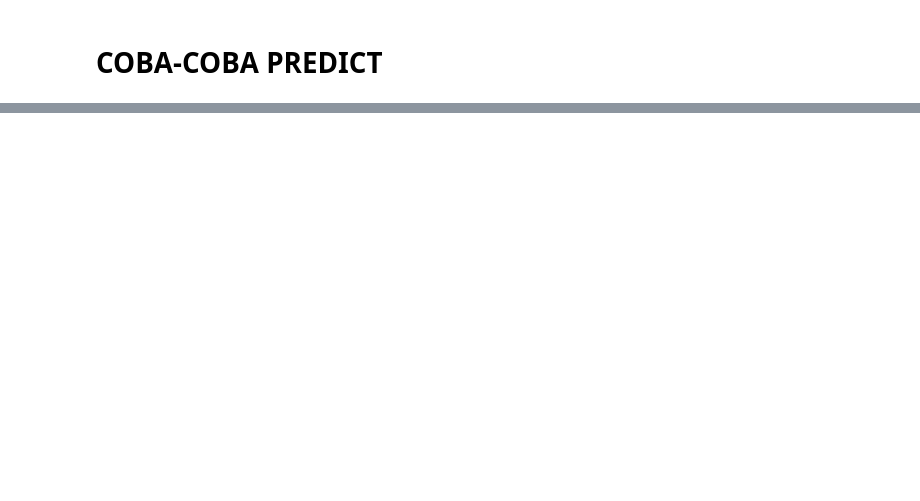
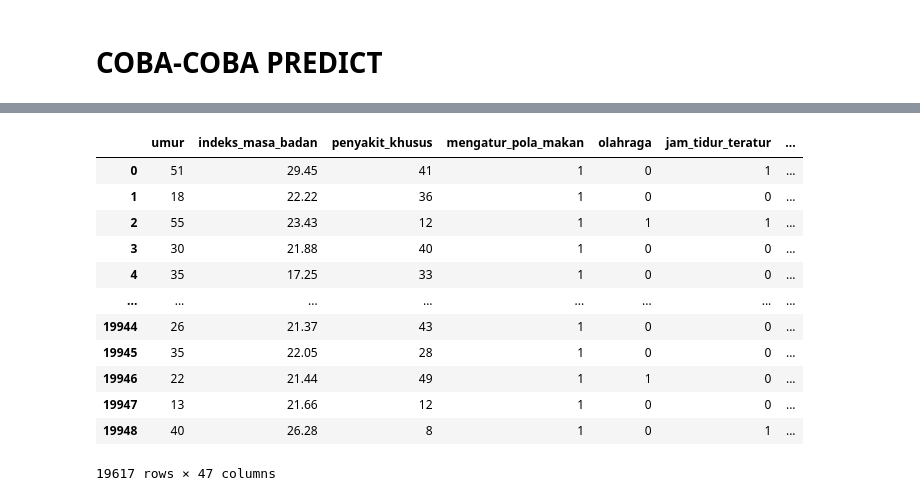
Before and after one commit to denisikiandani/KaggleCompetition-Wellness_Classifier, a Jupyter notebook: mnda.ipynb, the cells around one changed output, grey strips where cells are left out. Cells and saved outputs as stored; diff of their text form; code cells hidden in the pictures; blank space fills up the shorter version.

```diff
--- a/mnda.ipynb
+++ b/mnda.ipynb
@@ -404,0 +488,10 @@ df_train = df_train.reindex(columns=df_test.columns, fill_value=0)
+# %%
+# Memisahkan fitur dan label
+X = df_clean.drop(columns=['sehat', 'id'])  # Menghilangkan kolom 'sehat' dan 'id' dari fitur
+y = df_clean['sehat']  # Menggunakan 'sehat' sebagai label
+
+# Melakukan one-hot encoding pada fitur-fitur kategorikal
+X_encoded = pd.get_dummies(X)
+
+# Membagi data menjadi data latih dan data uji
+X_train, X_test, y_train, y_test = train_test_split(X_encoded, y, test_size=0.2, random_state=42)
@@ -437,0 +541,16 @@ Accuracy on test set: 0.818
+# %%
+X_encoded
+# %% [output]
+|  | umur | indeks_masa_badan | penyakit_khusus | mengatur_pola_makan | olahraga | jam_tidur_teratur | ... |
+| 0 | 51 | 29.45 | 41 | 1 | 0 | 1 | ... |
+| 1 | 18 | 22.22 | 36 | 1 | 0 | 0 | ... |
+| 2 | 55 | 23.43 | 12 | 1 | 1 | 1 | ... |
+| 3 | 30 | 21.88 | 40 | 1 | 0 | 0 | ... |
+| 4 | 35 | 17.25 | 33 | 1 | 0 | 0 | ... |
+| ... | ... | ... | ... | ... | ... | ... | ... |
+| 19944 | 26 | 21.37 | 43 | 1 | 0 | 0 | ... |
+| 19945 | 35 | 22.05 | 28 | 1 | 0 | 0 | ... |
+| 19946 | 22 | 21.44 | 49 | 1 | 1 | 0 | ... |
+| 19947 | 13 | 21.66 | 12 | 1 | 0 | 0 | ... |
+| 19948 | 40 | 26.28 | 8 | 1 | 0 | 1 | ... |
+19617 rows × 47 columns
```
Also changed, not shown: parts of 13 cells of this notebook.
